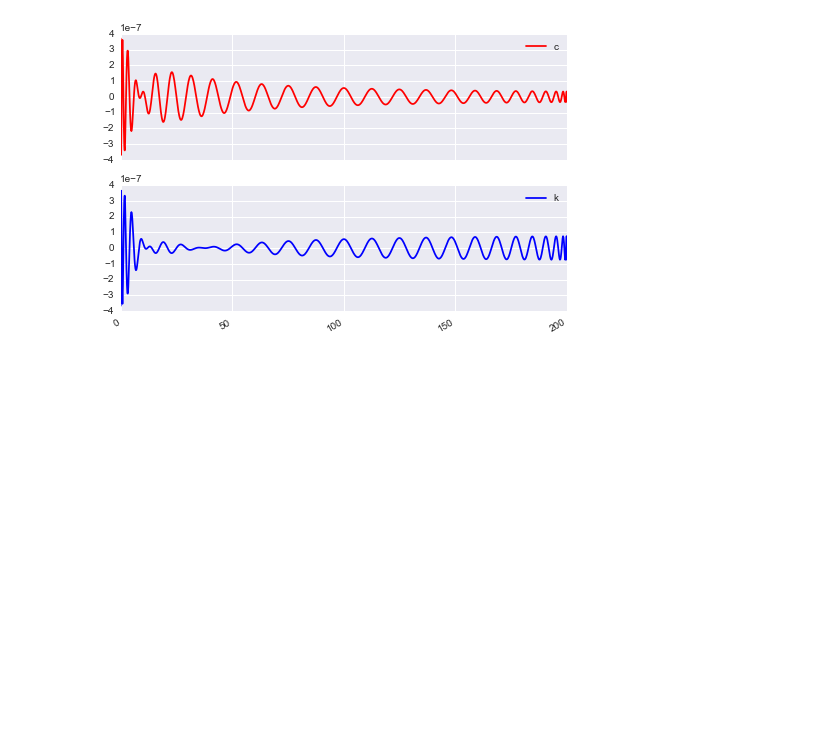
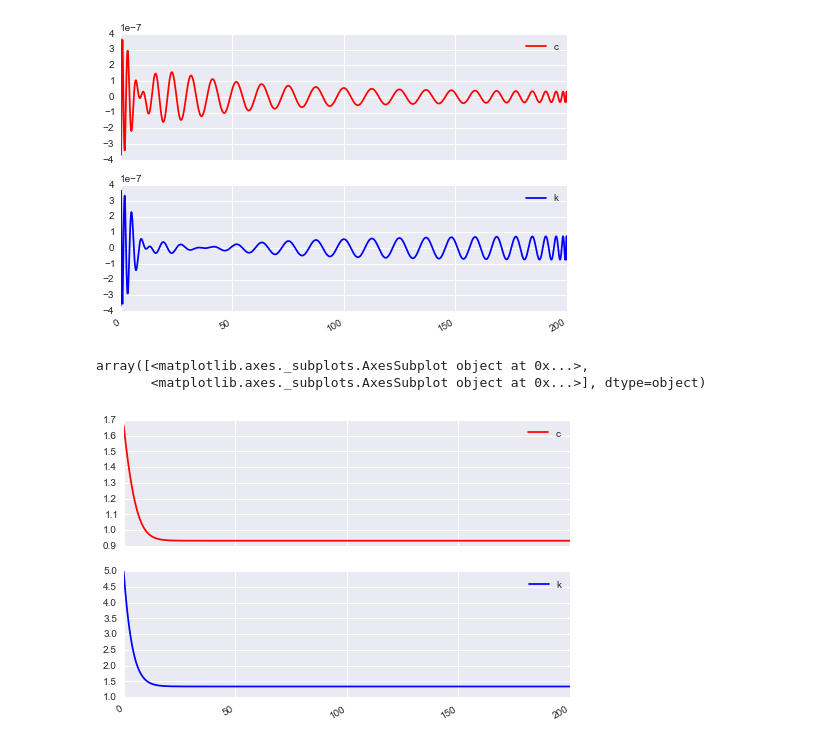
Before and after one commit to davidrpugh/pyCollocation, a Jupyter notebook: examples/ramsey-model.ipynb, the cells around one changed output. Cells and saved outputs as stored; diff of their text form; code cells hidden in the pictures; blank space fills up the shorter version.

Commit message:
added legendre functional test to ramsey model ipynb.

```diff
--- a/examples/ramsey-model.ipynb
+++ b/examples/ramsey-model.ipynb
@@ -140,0 +151,9 @@ array([<matplotlib.axes._subplots.AxesSubplot object at 0x...>,
+# %%
+ramsey_solution = pycollocation.Solution(ramsey_solver)
+# %%
+ramsey_solution.interpolation_knots = np.linspace(0, 200, 1000)
+ramsey_solution.solution.plot(subplots=True, style=['r', 'b'])
+# %% [output]
+array([<matplotlib.axes._subplots.AxesSubplot object at 0x...>,
+       <matplotlib.axes._subplots.AxesSubplot object at 0x...>], dtype=object)
+[figure, added]
```
Also changed, not shown: parts of 2 cells of this notebook.
